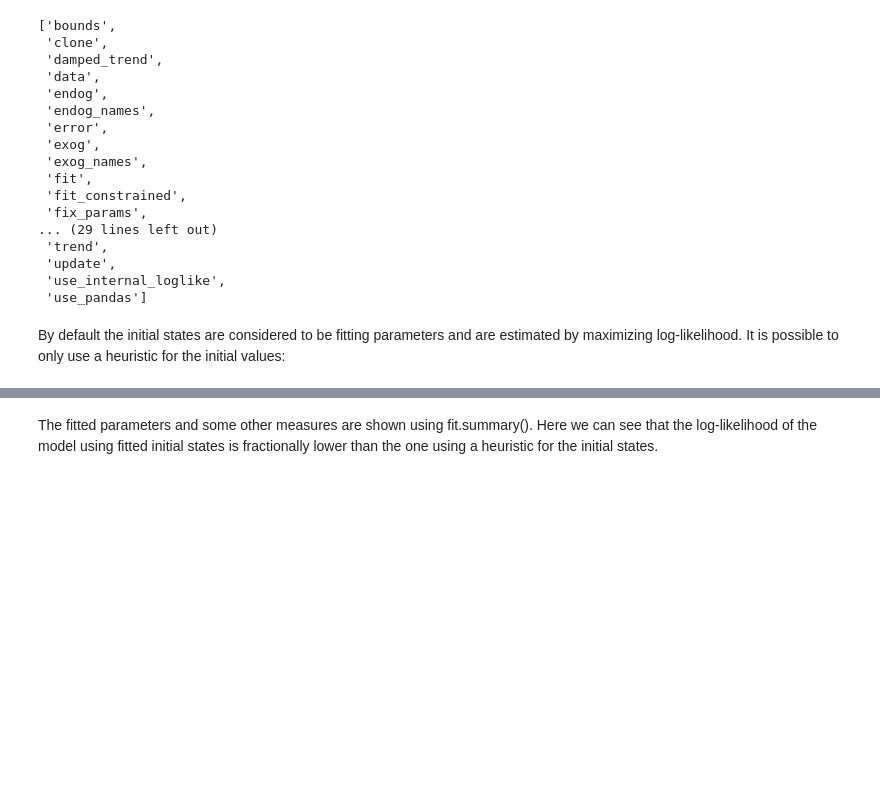
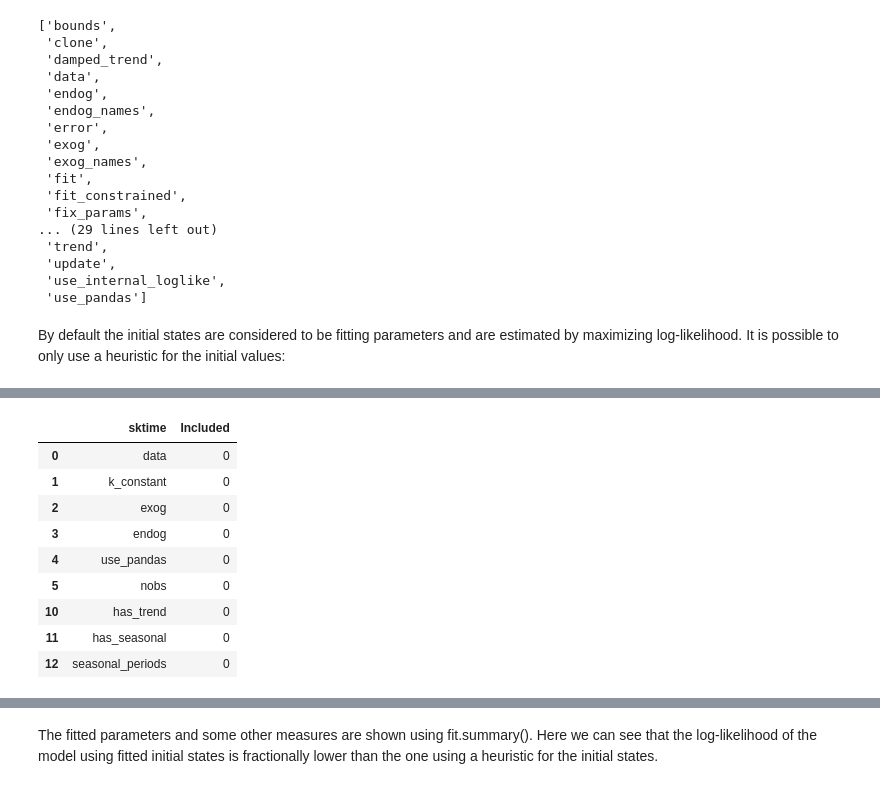
Before and after one commit to TNTran92/sktime, a Jupyter notebook: PR/ETS_model.ipynb, the cells around one changed output, grey strips where cells are left out. Saved outputs shown, nothing was run; the diff lists cells and outputs as text; code cells hidden in the pictures; blank space fills up the shorter version.

```diff
--- a/PR/ETS_model.ipynb
+++ b/PR/ETS_model.ipynb
@@ -172,3 +273,17 @@ By default the initial states are considered to be fitting parameters and are es
+# %%
+# Show matching parameters
+dict_result[dict_result['Included'] < 1]
+# %% [output]
+|  | sktime | Included |
+| 0 | data | 0 |
+| 1 | k_constant | 0 |
+| 2 | exog | 0 |
+| 3 | endog | 0 |
+| 4 | use_pandas | 0 |
+| 5 | nobs | 0 |
+| 10 | has_trend | 0 |
+| 11 | has_seasonal | 0 |
+| 12 | seasonal_periods | 0 |
 # %%
 model_heuristic = ETSModel(oil, initialization_method="heuristic")
 fit_heuristic = model_heuristic.fit()
```
Also changed, not shown: parts of 23 cells of this notebook.
